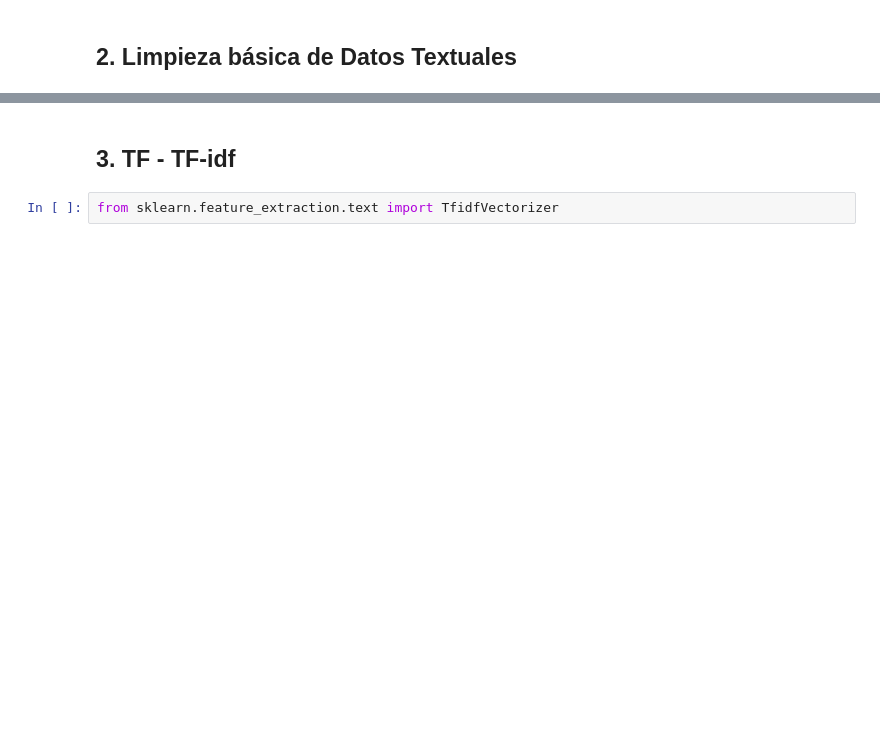
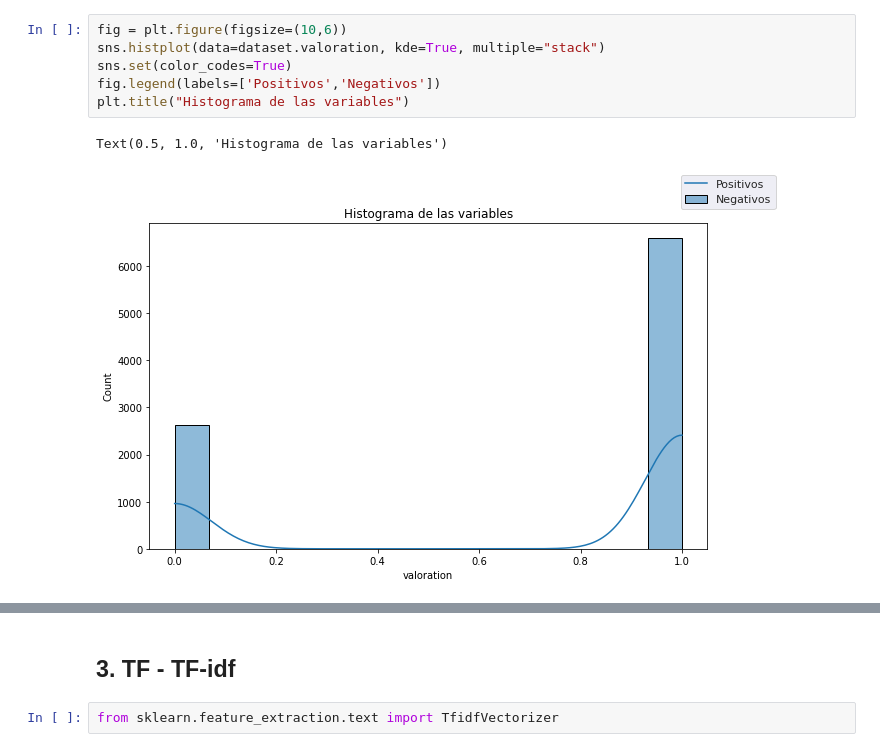
Before and after one commit to anthonywainer/embeddings_analysis_spanish, a Jupyter notebook: AutoencodersNLP.ipynb, the cells around one changed output, grey strips where cells are left out. Cells and saved outputs as stored; diff of their text form; blank space fills up the shorter version.

```diff
--- a/AutoencodersNLP.ipynb
+++ b/AutoencodersNLP.ipynb
@@ -43,2 +92,9 @@ FileNotFoundError: ignored
-# %% [markdown]
-## 2. Limpieza básica de Datos Textuales
+# %%
+fig = plt.figure(figsize=(10,6))
+sns.histplot(data=dataset.valoration, kde=True, multiple="stack")
+sns.set(color_codes=True)
+fig.legend(labels=['Positivos','Negativos'])
+plt.title("Histograma de las variables")
+# %% [output]
+Text(0.5, 1.0, 'Histograma de las variables')
+[figure, added]
```
Also changed, not shown: parts of 94 cells of this notebook, 3 other files.
